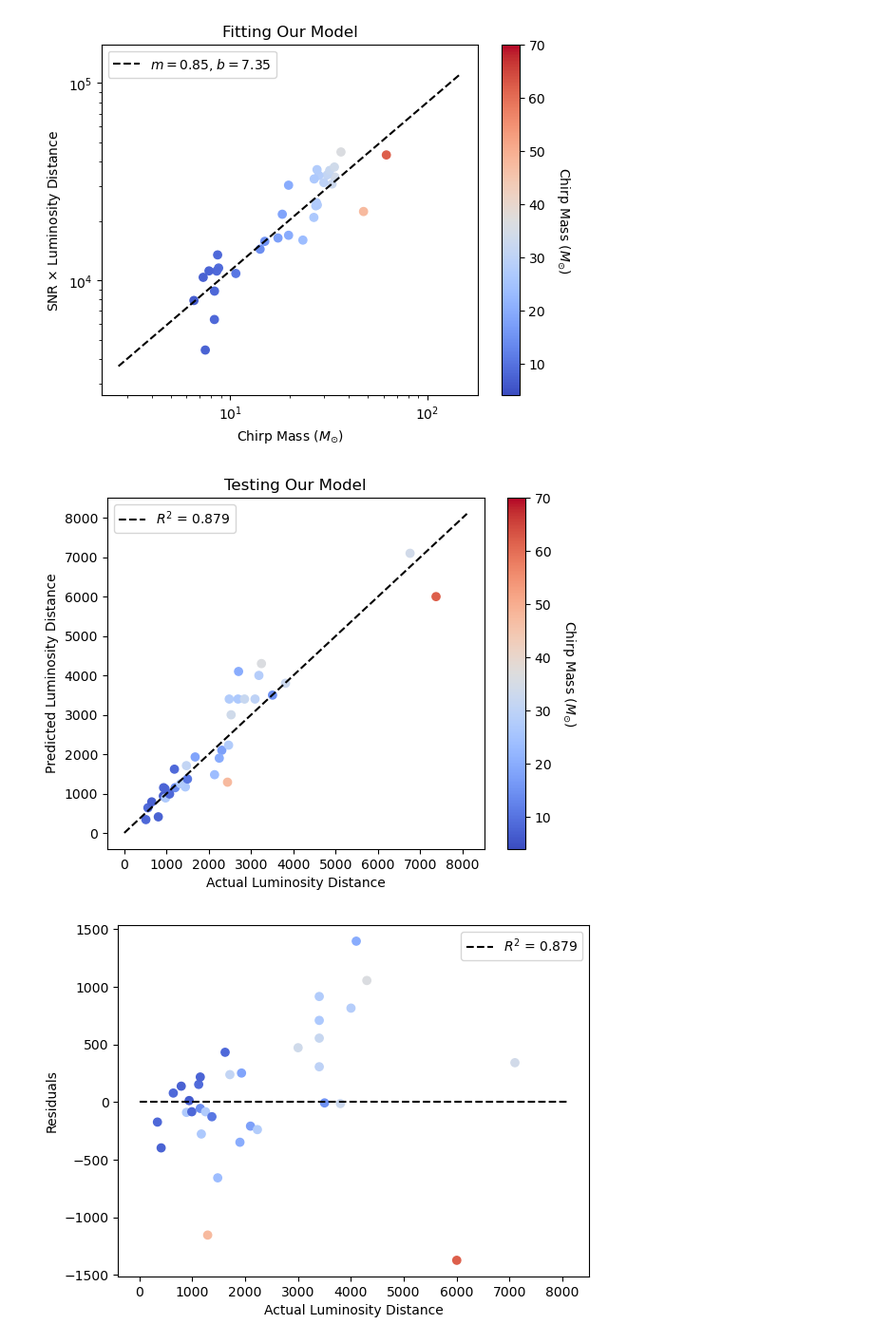
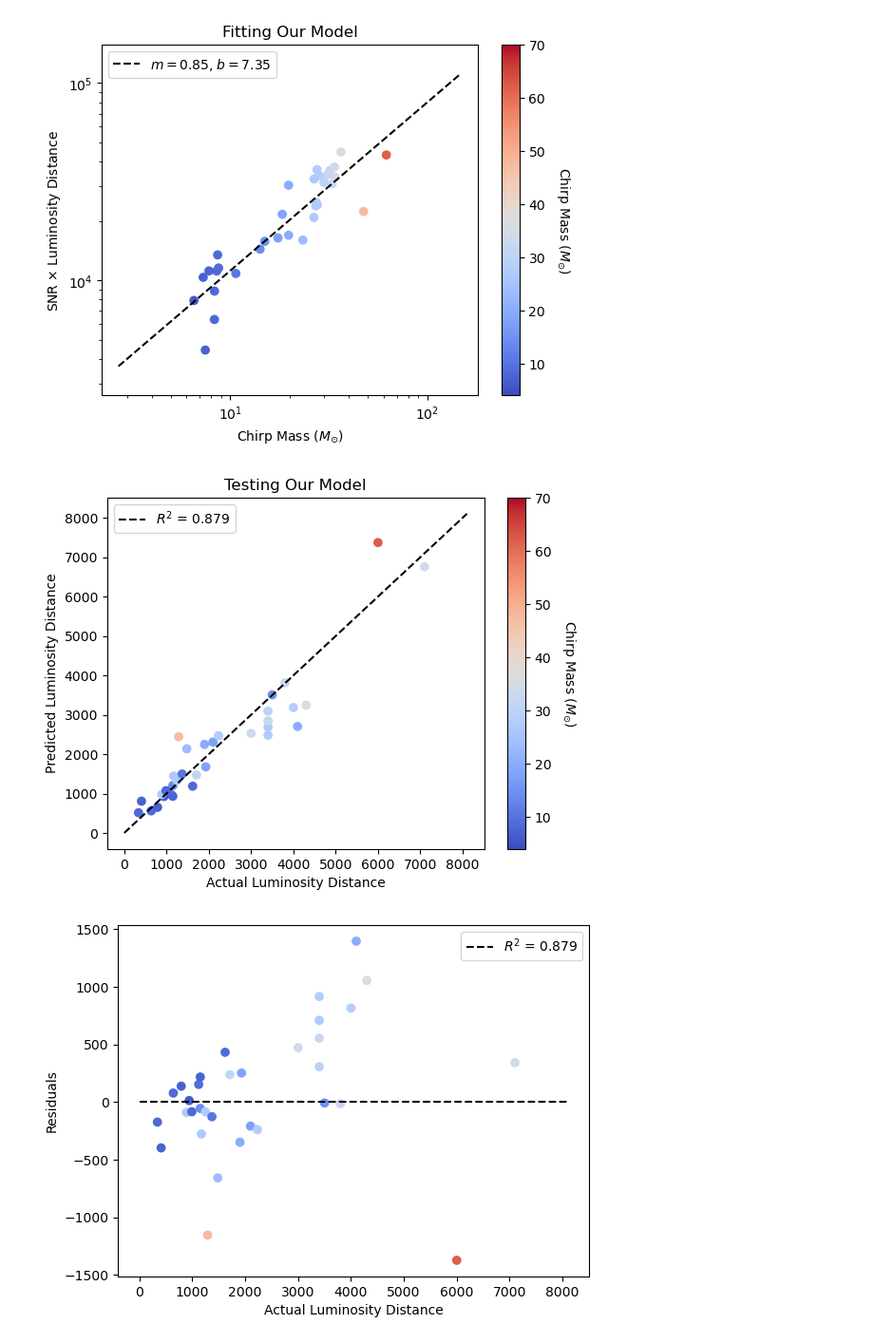
Before and after one commit to AndrewValentini/Gravitational-Waves-Research-23-24, a Jupyter notebook: Data Analysis/Graphs.ipynb, the cells around one changed output. Shown at 95% size. Cells and saved outputs as stored; diff of their text form; code cells hidden in the pictures.

```diff
--- a/Data Analysis/Graphs.ipynb
+++ b/Data Analysis/Graphs.ipynb
@@ -37,7 +41,7 @@ title = "Fitting Our Model"
 x_label = "Luminosity Distance (Parsec)"
 y_label = "Signal To Noise Ratio"
 # %%
-sc = plt.scatter(plot_sub_O3["luminosity_distance"], plot_sub_O3["network_matched_filter_snr"], c = plot_sub_O3["chirp_mass"], cmap=O3_colormap, vmin=O3_colormap_range[0], vmax=O3_colormap_range[1])
+sc = plt.scatter(plot_sub_O3["luminosity_distance"], plot_sub_O3["network_matched_filter_snr"], c = plot_sub_O3[O3_mass_val], cmap=O3_colormap, vmin=O3_colormap_range[0], vmax=O3_colormap_range[1])
 
 if include_fit:
     coefficients = np.polyfit(plot_sub_O3["luminosity_distance"], plot_sub_O3["network_matched_filter_snr"], 2)
@@ -48,7 +52,7 @@ if include_fit:
 if include_colorbar:
     cbar = plt.colorbar(sc)
     cbar.ax.get_yaxis().labelpad = 20
-    cbar.ax.set_ylabel('Chirp Mass ($M_{\odot}$)', rotation=270)
+    cbar.ax.set_ylabel(f"{mass_val_name} " + "($M_{\odot}$)", rotation=270)
 
 if title is not None:
     plt.title(title)
@@ -60,7 +64,7 @@ plt.show()
 # %% [output]
 [figure]
 # %%
-plot_sub_O3 = sub_O3
+plot_sub_O3 = fit_O3
 include_colorbar = True
 scale = "log"
 
@@ -70,9 +74,9 @@ title = "Fitting Our Model"
 x_label = "Chirp Mass ($M_{\odot}$)"
 y_label = "SNR $\\times$ Luminosity Distance"
 # %%
-sc = plt.scatter(plot_sub_O3["chirp_mass_source"], plot_sub_O3["luminosity_distance"] * plot_sub_O3["network_matched_filter_snr"], c = plot_sub_O3["chirp_mass"], cmap=O3_colormap, vmin=O3_colormap_range[0], vmax=O3_colormap_range[1])
+sc = plt.scatter(plot_sub_O3[O3_mass_val], plot_sub_O3["luminosity_distance"] * plot_sub_O3["network_matched_filter_snr"], c = plot_sub_O3[O3_mass_val], cmap=O3_colormap, vmin=O3_colormap_range[0], vmax=O3_colormap_range[1])
 
-coefficients = np.polyfit(np.log(plot_sub_O3["chirp_mass_source"]), np.log(plot_sub_O3["luminosity_distance"] * plot_sub_O3["network_matched_filter_snr"]), 1)
+coefficients = np.polyfit(np.log(plot_sub_O3[O3_mass_val]), np.log(plot_sub_O3["luminosity_distance"] * plot_sub_O3["network_matched_filter_snr"]), 1)
 m_DL, b_DL = coefficients
 fit_line_O3_BBH = np.poly1d(coefficients)
 x = np.linspace(linspace_range[0], linspace_range[1], 2)
@@ -81,7 +85,7 @@ plt.plot(np.e ** x, np.e ** fit_line_O3_BBH(x), color="black", linestyle="--", l
 if include_colorbar:
     cbar = plt.colorbar(sc)
     cbar.ax.get_yaxis().labelpad = 20
-    cbar.ax.set_ylabel('Chirp Mass ($M_{\odot}$)', rotation=270)
+    cbar.ax.set_ylabel(f"{mass_val_name} " + "($M_{\odot}$)", rotation=270)
 
 if title is not None:
     plt.title(title)
@@ -107,32 +111,32 @@ title = "Testing Our Model"
 x_label = "Predicted Luminosity Distance"
 y_label = "Actual Luminosity Distance"
 # %%
-predicted_luminosity_distances = m_DL * np.log(plot_sub_O3["chirp_mass"]) - np.log(plot_sub_O3["network_matched_filter_snr"]) + b_DL
-residuals = plot_sub_O3["luminosity_distance"] -  (np.e ** predicted_luminosity_distances)
+predicted_luminosity_distances = m_DL * np.log(plot_sub_O3[O3_mass_val]) - np.log(plot_sub_O3["network_matched_filter_snr"]) + b_DL
+residuals = plot_sub_O3["luminosity_distance"] - (np.e ** predicted_luminosity_distances)
 x = np.e ** np.linspace(linspace_range[0], linspace_range[1], 2)
 # %%
-sc = plt.scatter(np.e ** predicted_luminosity_distances, plot_sub_O3["luminosity_distance"], c = plot_sub_O3["chirp_mass"], cmap=O3_colormap, vmin=O3_colormap_range[0], vmax=O3_colormap_range[1])
+sc = plt.scatter(plot_sub_O3["luminosity_distance"], np.e ** predicted_luminosity_distances, c = plot_sub_O3[O3_mass_val], cmap=O3_colormap, vmin=O3_colormap_range[0], vmax=O3_colormap_range[1])
 
-plt.plot(x,x, color = "black", linestyle="--", label="$R^2$ = {:.3f}".format(r2_score(np.log(plot_sub_O3["luminosity_distance"]), predicted_luminosity_distances)))
+plt.plot(x, x, color = "black", linestyle="--", label="$R^2$ = {:.3f}".format(r2_score(np.log(plot_sub_O3["luminosity_distance"]), predicted_luminosity_distances)))
 
 if include_colorbar:
     cbar = plt.colorbar(sc)
     cbar.ax.get_yaxis().labelpad = 20
-    cbar.ax.set_ylabel('Chirp Mass ($M_{\odot}$)', rotation=270)
+    cbar.ax.set_ylabel(f"{mass_val_name} " + "($M_{\odot}$)", rotation=270)
 
 if include_r2score:
     plt.legend()
 
 if title is not None:
     plt.title(title)
 
 plt.ylabel(x_label)
 plt.yscale(scale)
 plt.xlabel(y_label)
 plt.xscale(scale)
 plt.show()
 # %% [output]
-[figure, old version]
+[figure, new version]
 # %%
 include_colorbar = True
 include_r2score = True
```
Also changed, not shown: parts of 11 cells of this notebook.
